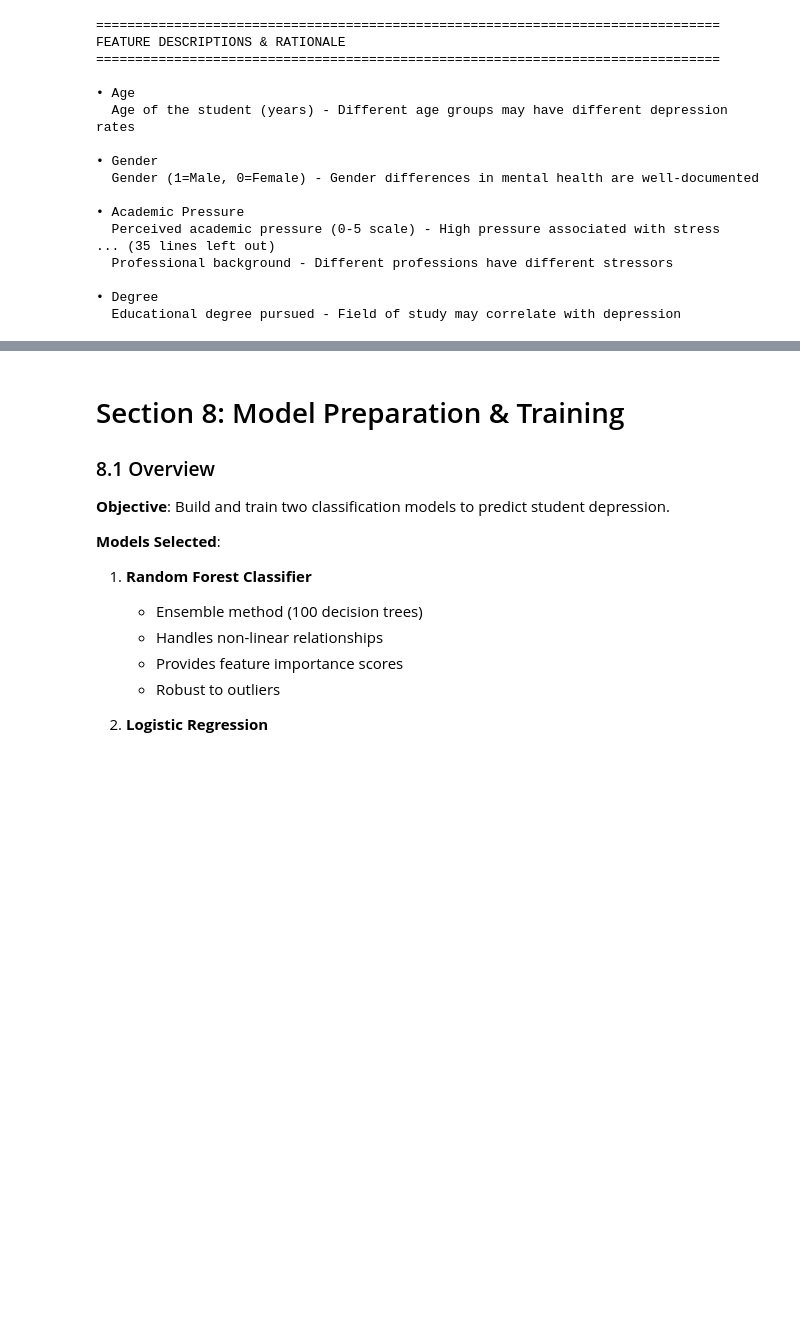
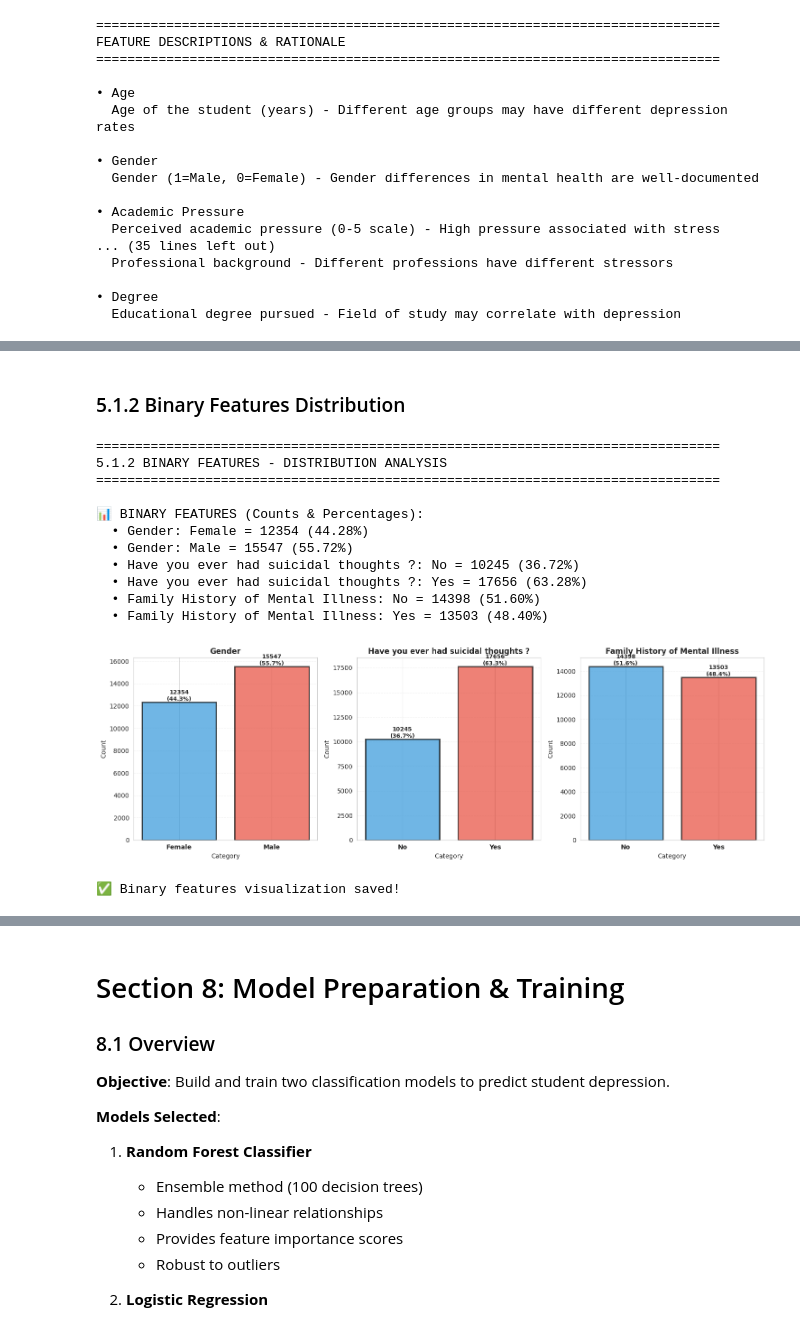
Before and after one commit to XyronTeam/ml-project, a Jupyter notebook: src/dataset_a/notebook_a.ipynb, the cells around one changed output, grey strips where cells are left out. Saved outputs shown, nothing was run; the diff lists cells and outputs as text; code cells hidden in the pictures; blank space fills up the shorter version.

```diff
--- a/src/dataset_a/notebook_a.ipynb
+++ b/src/dataset_a/notebook_a.ipynb
@@ -1974,0 +764,66 @@ y_test shape:  (5581,)
+# %% [markdown]
+### 5.1.2 Binary Features Distribution
+# %%
+print("\n" + "="*80)
+print("5.1.2 BINARY FEATURES - DISTRIBUTION ANALYSIS")
+print("="*80)
+
+# Label mappings for binary features
+binary_labels = {
+    'Gender': {0: 'Female', 1: 'Male'},
+    'Have you ever had suicidal thoughts ?': {0: 'No', 1: 'Yes'},
+    'Family History of Mental Illness': {0: 'No', 1: 'Yes'}
+}
+
+fig, axes = plt.subplots(1, 3, figsize=(15, 5))
+binary_colors = ['#3498db', '#e74c3c']
+
+print("\n📊 BINARY FEATURES (Counts & Percentages):")
+for idx, feature in enumerate(binary_features):
+    ax = axes[idx]
+    data = df_clean[feature].value_counts().sort_index()
+    labels_map = binary_labels[feature]
+
+    # Create bar chart
+    bars = ax.bar(range(len(data)), data.values, color=binary_colors, alpha=0.7,
+                  edgecolor='black', linewidth=2)
+    ax.set_title(f'{feature}', fontsize=12, fontweight='bold')
+    ax.set_xlabel('Category', fontsize=10)
+    ax.set_ylabel('Count', fontsize=10)
+    ax.set_xticks(range(len(data)))
+    ax.set_xticklabels([labels_map[int(v)] for v in data.index], fontsize=10, fontweight='bold')
+    ax.grid(axis='y', alpha=0.3, linestyle='--')
+
+    # Add labels with counts and percentages
+    for bar in bars:
+        height = bar.get_height()
+        pct = (height / len(df_clean)) * 100
+        ax.text(bar.get_x() + bar.get_width()/2., height,
+                f'{int(height)}\n({pct:.1f}%)', ha='center', va='bottom',
+                fontsize=9, fontweight='bold')
+
+    # Print stats
+    for val, count in data.items():
+        label = labels_map[int(val)]
+        pct = (count / len(df_clean)) * 100
+        print(f"  • {feature}: {label} = {count} ({pct:.2f}%)")
+
+plt.tight_layout()
+plt.savefig('eda_5_1_2_binary.png', dpi=300, bbox_inches='tight')
+plt.show()
+
+print("\n✅ Binary features visualization saved!")
+# %% [output]
+================================================================================
+5.1.2 BINARY FEATURES - DISTRIBUTION ANALYSIS
+================================================================================
+
+📊 BINARY FEATURES (Counts & Percentages):
+  • Gender: Female = 12354 (44.28%)
+  • Gender: Male = 15547 (55.72%)
+  • Have you ever had suicidal thoughts ?: No = 10245 (36.72%)
+  • Have you ever had suicidal thoughts ?: Yes = 17656 (63.28%)
+  • Family History of Mental Illness: No = 14398 (51.60%)
+  • Family History of Mental Illness: Yes = 13503 (48.40%)
+[figure, added]
+✅ Binary features visualization saved!
```
Also changed, not shown: parts of 126 cells of this notebook.
